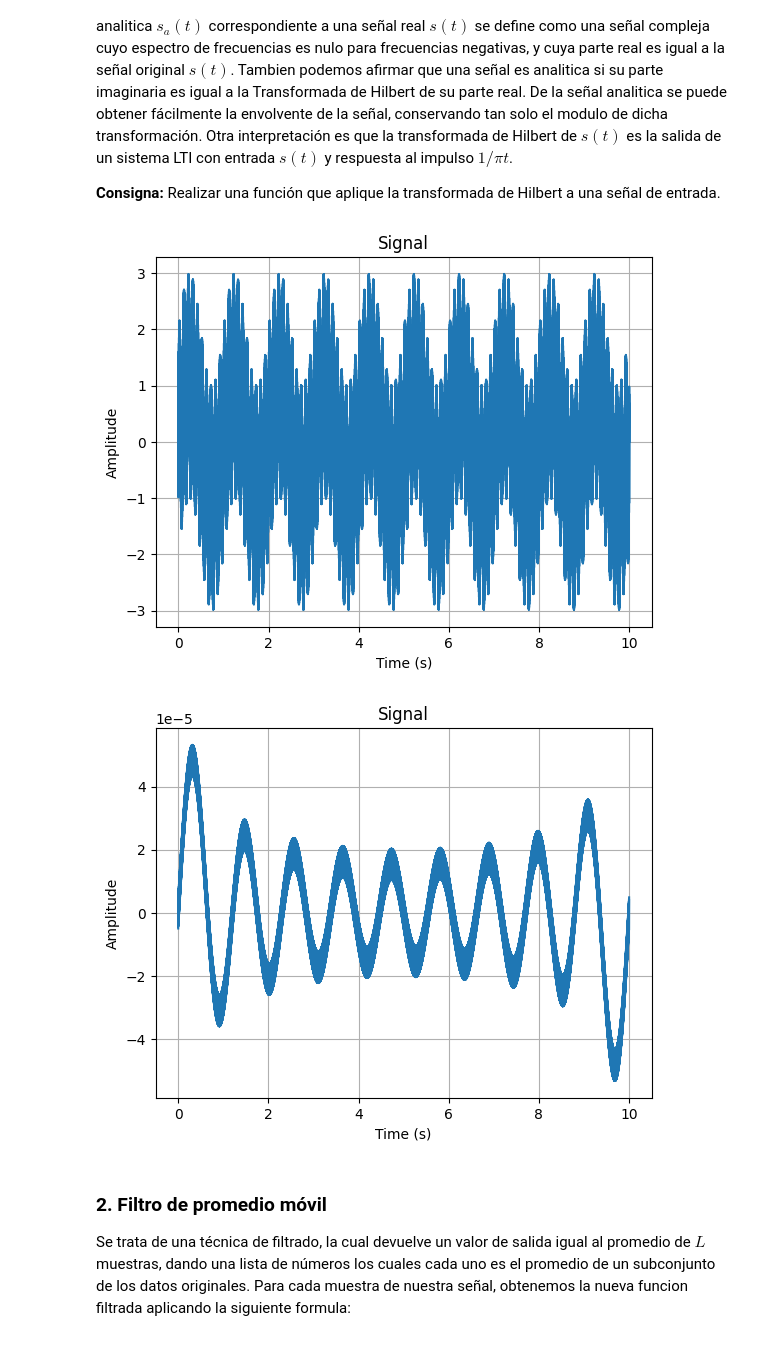
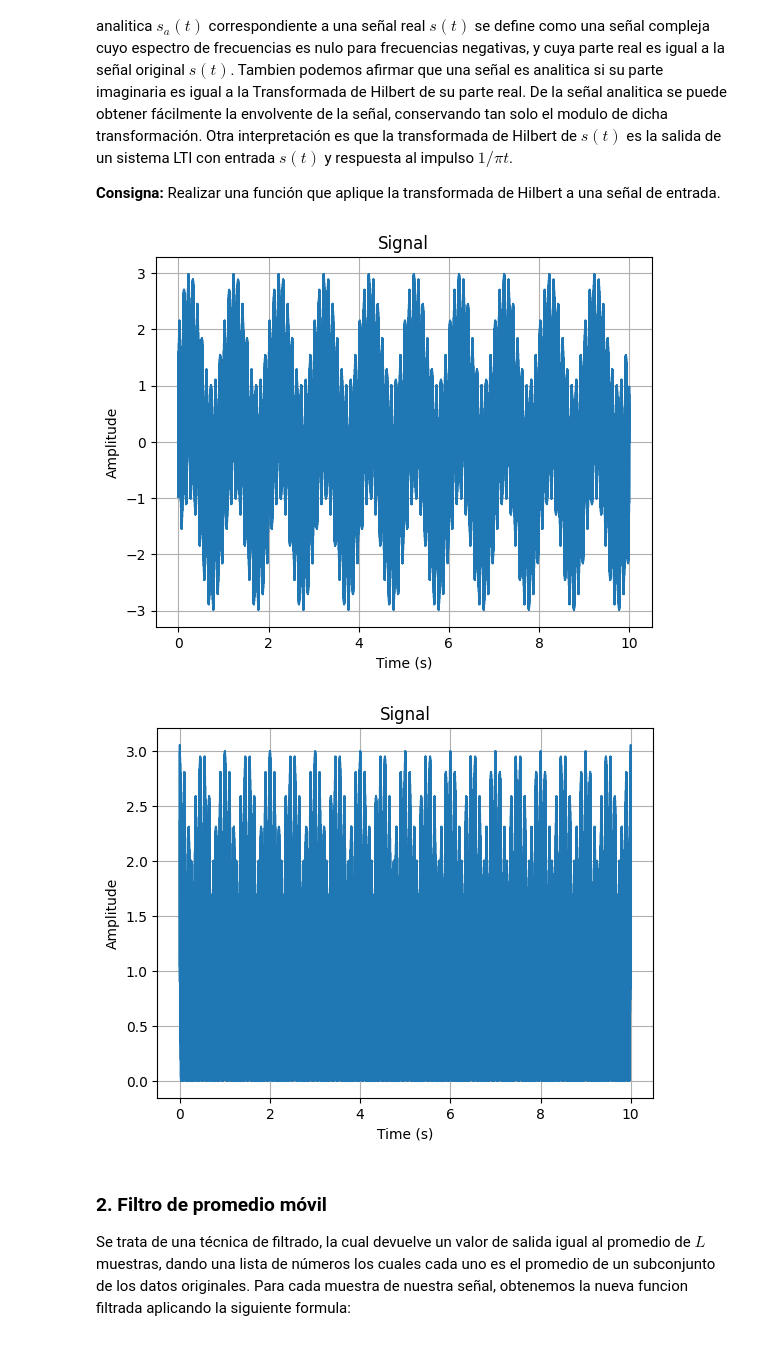
Before and after one commit to jaldreyuntref/sys, a Jupyter notebook: tercer-entrega/tercer_entrega.ipynb, the cells around one changed output. Saved outputs shown, nothing was run; the diff lists cells and outputs as text; code cells hidden in the pictures.

Commit message:
cambios de visualizacion de promedio movil

```diff
--- a/tercer-entrega/tercer_entrega.ipynb
+++ b/tercer-entrega/tercer_entrega.ipynb
@@ -95,31 +95,30 @@ De la  señal analitica se puede obtener fácilmente la envolvente de la señal,
 # %%
 def hilbertTransform(signal):
     signalSpectrum = fft(signal)
     frequencies = fftfreq(len(signal), 1/fs)
 
     for i, frequency in enumerate(frequencies):
         if frequency < 1:
             frequencies[i] = -1
         else:
             frequencies[i] = 1
     frequencies[0] = 0
 
     hilbertTransformSignalSpectrum = -1j * frequencies * signalSpectrum
-    hilbertTransformSignal = ifft(hilbertTransformSignalSpectrum)
+    return hilbertTransformSignalSpectrum
 
-    return np.imag(hilbertTransformSignal)
 
 
 t = np.linspace(0, 10, fs*10)
 signal = np.sin(2*np.pi*t) + np.sin(10 * 2*np.pi*t) + np.sin(16000 * 2*np.pi*t)
 
 hilbertTransformSignal = hilbertTransform(signal)
 
 plot(t, signal)
-plot(t, hilbertTransformSignal)
+plot(t, np.abs(ifft(hilbertTransformSignal)))
 # %% [output]
 [figure]
-[figure, old version]
+[figure, new version]
 # %% [markdown]
 ### 2. Filtro de promedio móvil
 
```
Also changed, not shown: parts of 1 cell of this notebook.
